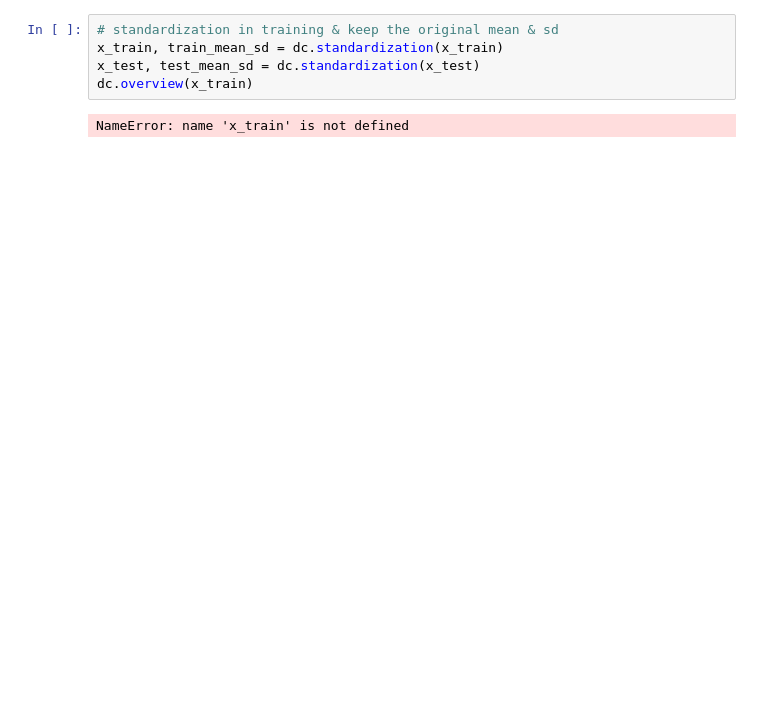
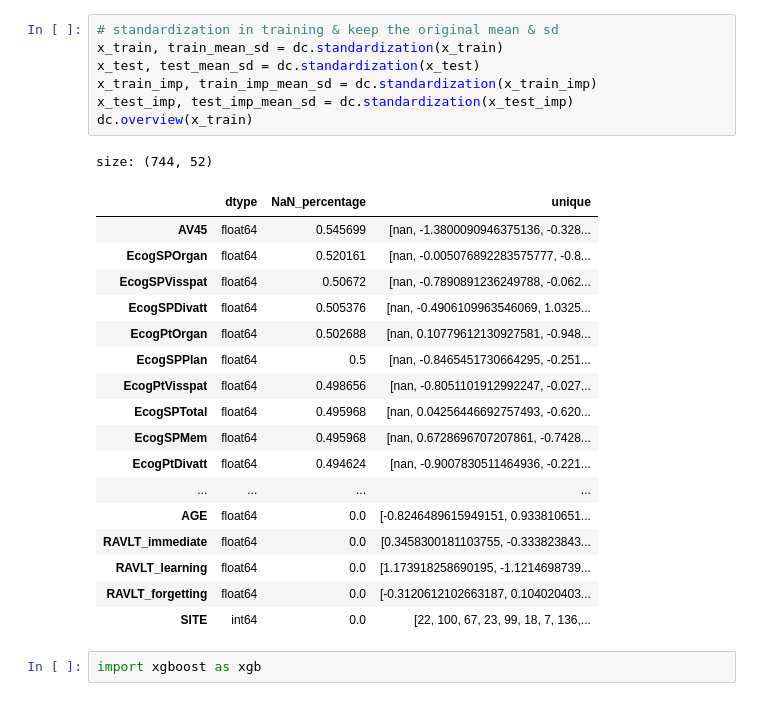
Before and after one commit to tctsung/AD_boosting, a Jupyter notebook: tune_model.ipynb, the cells around one changed output. Drawn from its saved outputs; the diff is of its cells as text; blank space fills up the shorter version.

```diff
--- a/tune_model.ipynb
+++ b/tune_model.ipynb
@@ -16,7 +49,28 @@ pd.set_option('display.max_columns', 500)
 # %%
 # standardization in training & keep the original mean & sd
 x_train, train_mean_sd = dc.standardization(x_train)
 x_test, test_mean_sd = dc.standardization(x_test)
+x_train_imp, train_imp_mean_sd = dc.standardization(x_train_imp)
+x_test_imp, test_imp_mean_sd = dc.standardization(x_test_imp)
 dc.overview(x_train)
 # %% [output]
-NameError: name 'x_train' is not defined
+size: (744, 52)
+|  | dtype | NaN_percentage | unique |
+| AV45 | float64 | 0.545699 | [nan, -1.3800090946375136, -0.328... |
+| EcogSPOrgan | float64 | 0.520161 | [nan, -0.005076892283575777, -0.8... |
+| EcogSPVisspat | float64 | 0.50672 | [nan, -0.7890891236249788, -0.062... |
+| EcogSPDivatt | float64 | 0.505376 | [nan, -0.4906109963546069, 1.0325... |
+| EcogPtOrgan | float64 | 0.502688 | [nan, 0.10779612130927581, -0.948... |
+| EcogSPPlan | float64 | 0.5 | [nan, -0.8465451730664295, -0.251... |
+| EcogPtVisspat | float64 | 0.498656 | [nan, -0.8051101912992247, -0.027... |
+| EcogSPTotal | float64 | 0.495968 | [nan, 0.04256446692757493, -0.620... |
+| EcogSPMem | float64 | 0.495968 | [nan, 0.6728696707207861, -0.7428... |
+| EcogPtDivatt | float64 | 0.494624 | [nan, -0.9007830511464936, -0.221... |
+| ... | ... | ... | ... |
+| AGE | float64 | 0.0 | [-0.8246489615949151, 0.933810651... |
+| RAVLT_immediate | float64 | 0.0 | [0.3458300181103755, -0.333823843... |
+| RAVLT_learning | float64 | 0.0 | [1.173918258690195, -1.1214698739... |
+| RAVLT_forgetting | float64 | 0.0 | [-0.3120612102663187, 0.104020403... |
+| SITE | int64 | 0.0 | [22, 100, 67, 23, 99, 18, 7, 136,... |
+# %%
+import xgboost as xgb
```
Also changed, not shown: parts of 3 cells of this notebook, 3 other files.
